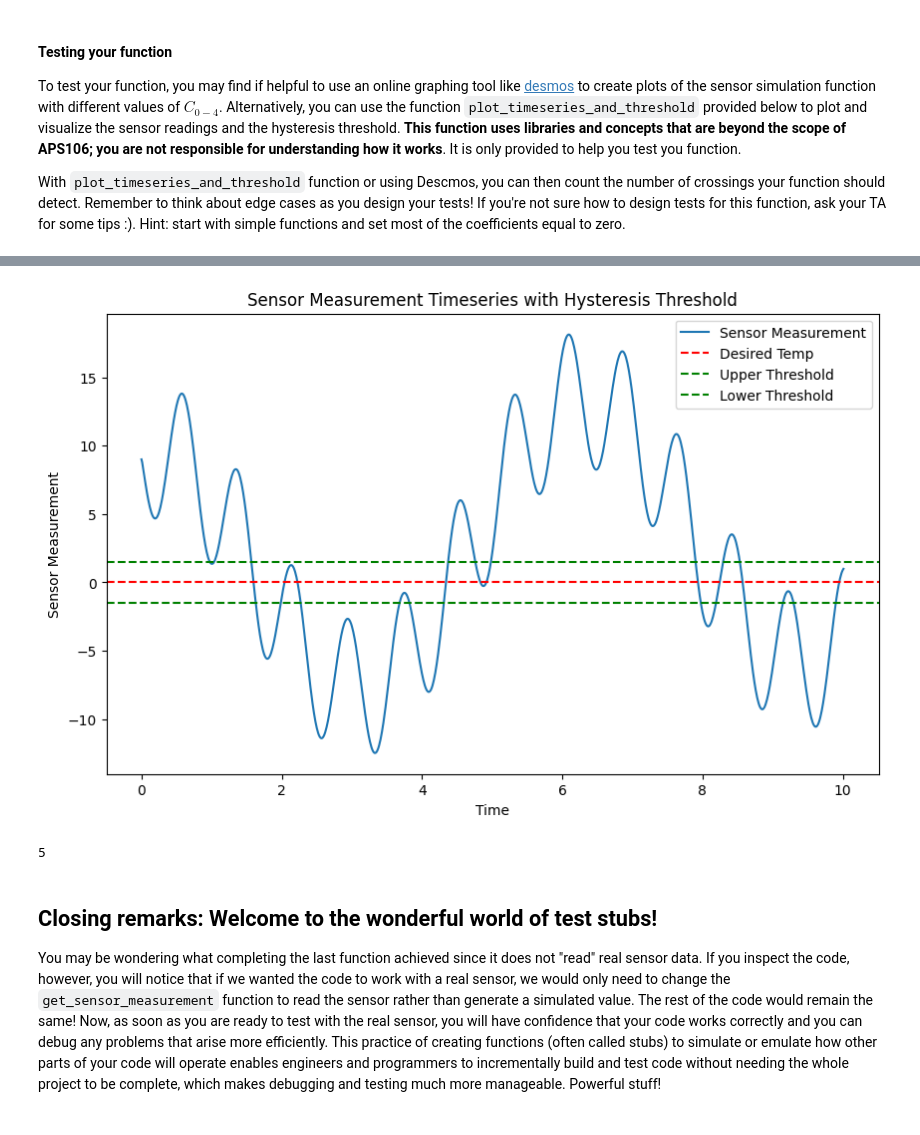
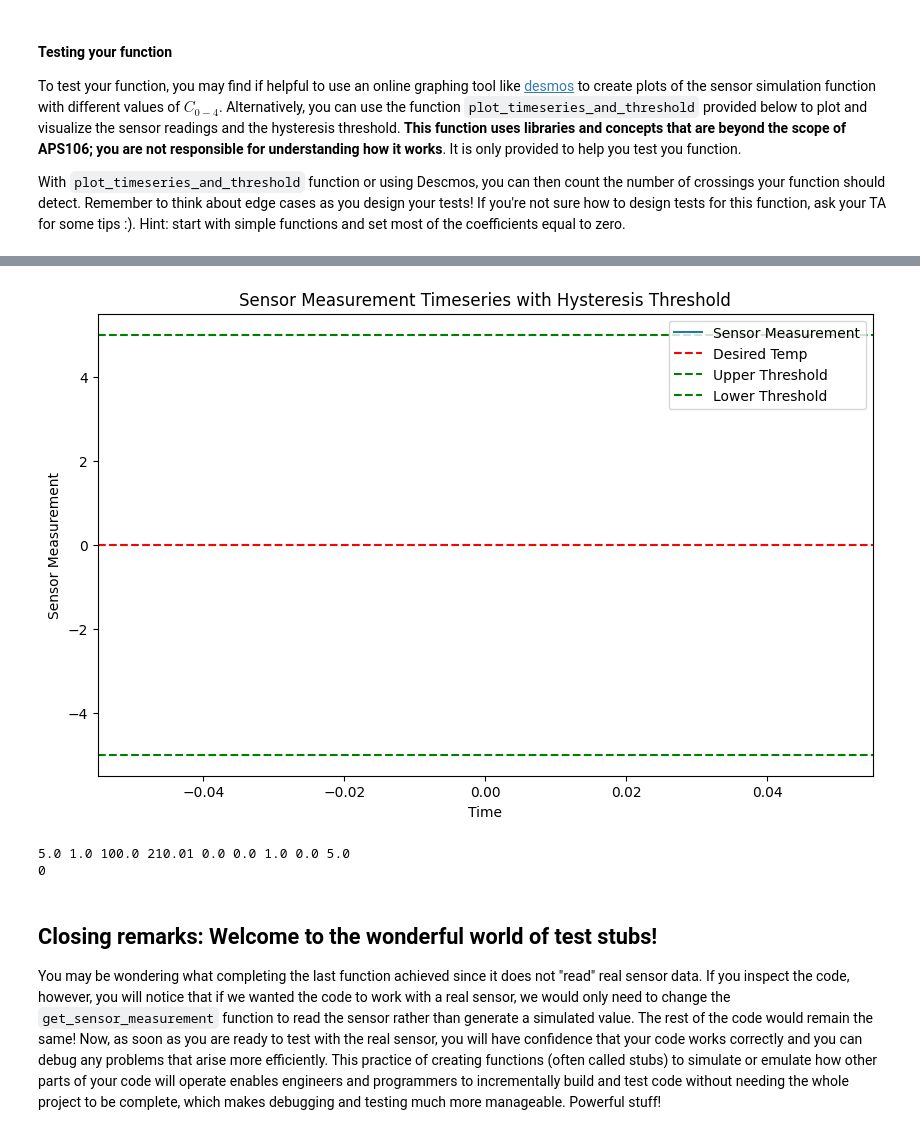
Before and after one commit to zhoueth1/APS106, a Jupyter notebook: Week 4/Lab 3/lab3.ipynb, the cells around one changed output, grey strips where cells are left out. Saved outputs shown, nothing was run; the diff lists cells and outputs as text; code cells hidden in the pictures.

```diff
--- a/Week 4/Lab 3/lab3.ipynb
+++ b/Week 4/Lab 3/lab3.ipynb
@@ -362,7 +362,7 @@ def thresh_crossing_counter(temp_desired, hyst_alpha, t_start, t_stop, c0, c1, c
     ----------
     temp_desired : float
         The desired target temperature.
-  get_sensor_measurement  hyst_alpha : float
+    get_sensor_measurement  hyst_alpha : float
         The hysteresis buffer range (+/- alpha) around the desired temperature.
     t_start : float
         The starting time for the simulation.
@@ -387,6 +387,7 @@ def thresh_crossing_counter(temp_desired, hyst_alpha, t_start, t_stop, c0, c1, c
     >>> thresh_crossing_counter(0.0, 0.2, 0.0, 10.01, -0.1, 2.0, 10.0, -5.0, -1.0)
     10
     """
+    print(temp_desired, hyst_alpha, t_start, t_stop, c0, c1, c2, c3, c4)
     t_step = 0.01 # amount to increment the time after each sensor reading
 
     ## Initialize the state
@@ -403,11 +404,13 @@ def thresh_crossing_counter(temp_desired, hyst_alpha, t_start, t_stop, c0, c1, c
 
     # To Do - Complete the function below
     while t < t_stop:
-        new_state = heater_hysteresis_thresh_controller(get_sensor_measurement(t,c0,c1,c2,c3,c4),state,temp_desired,hyst_alpha)
+        curr_temp = get_sensor_measurement(t,c0,c1,c2,c3,c4)
+        new_state = heater_hysteresis_thresh_controller(curr_temp,state,temp_desired,hyst_alpha)
+
         if state != new_state:
-            state = new_state
             cross_count += 1
 
+        state = new_state
         t += t_step
 
     return cross_count
@@ -499,26 +502,27 @@ Note: you may need to restart the kernel to use updated packages.
 # %%
 ## Test the threshold crossing counter function
 
 # define the parameters for the test
 t_start = 0.0
 t_stop = 10.01
 temp_desired = 0.0
 hyst_alpha = 1.5
 c0 = -0.1
 c1 = 2.0
 c2 = 10.0
 c3 = -5.0
 c4 = -1.0
 
 # OPTIONAL - use the next line to plot the sensor measurement timeseries with the hysteresis threshold
-plot_timeseries_and_threshold(t_start, t_stop, c0, c1, c2, c3, c4, temp_desired, hyst_alpha)
+plot_timeseries_and_threshold(5.0, 1.0, 100.0, 210.01, 0.0, 0.0, 1.0, 0.0, 5.0)
 
 # Test the threshold crossing counter function
-result = thresh_crossing_counter(temp_desired, hyst_alpha, t_start, t_stop, c0, c1, c2, c3, c4)
+result = thresh_crossing_counter(5.0, 1.0, 100.0, 210.01, 0.0, 0.0, 1.0, 0.0, 5.0)
 print(result)  # Expected output: 5
 # %% [output]
-[figure, old version]
+[figure, new version]
-5
+5.0 1.0 100.0 210.01 0.0 0.0 1.0 0.0 5.0
+0
 # %% [markdown]
 ## Closing remarks: Welcome to the wonderful world of test stubs!
 You may be wondering what completing the last function achieved since it does not "read" real sensor data. If you inspect the code, however, you will notice that if we wanted the code to work with a real sensor, we would only need to change the `get_sensor_measurement` function to read the sensor rather than generate a simulated value. The rest of the code would remain the same! Now, as soon as you are ready to test with the real sensor, you will have confidence that your code works correctly and you can debug any problems that arise more efficiently. This practice of creating functions (often called stubs) to simulate or emulate how other parts of your code will operate enables engineers and programmers to incrementally build and test code without needing the whole project to be complete, which makes debugging and testing much more manageable. Powerful stuff!
```
Also changed, not shown: parts of 1 cell of this notebook, 7 other files.
